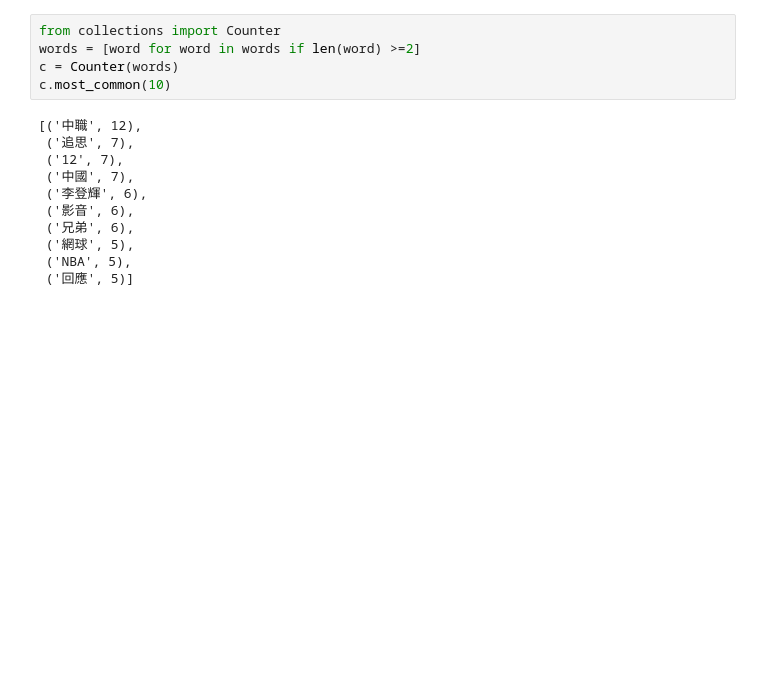
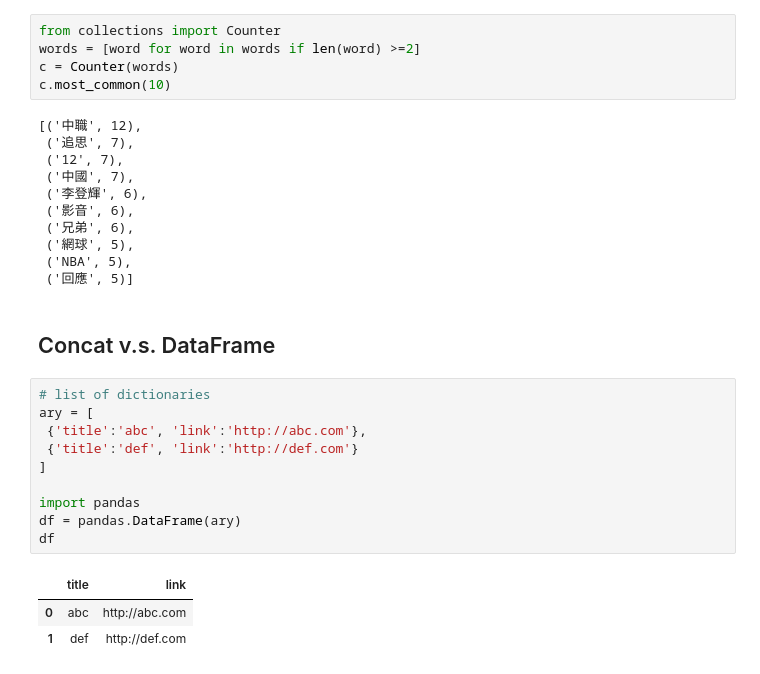
Before and after one commit to ywchiu/tibamepy, a Jupyter notebook: Demo20200919.ipynb, the cells around one changed output. Cells and saved outputs as stored; diff of their text form; blank space fills up the shorter version.

```diff
--- a/Demo20200919.ipynb
+++ b/Demo20200919.ipynb
@@ -127,3 +127,19 @@ c.most_common(10)
  ('網球', 5),
  ('NBA', 5),
  ('回應', 5)]
+# %% [markdown]
+## Concat v.s. DataFrame
+# %%
+# list of dictionaries
+ary = [
+ {'title':'abc', 'link':'http://abc.com'},
+ {'title':'def', 'link':'http://def.com'}
+]
+
+import pandas
+df = pandas.DataFrame(ary)
+df
+# %% [output]
+|  | title | link |
+| 0 | abc | http://abc.com |
+| 1 | def | http://def.com |
```
Also changed, not shown: parts of 74 cells of this notebook.
